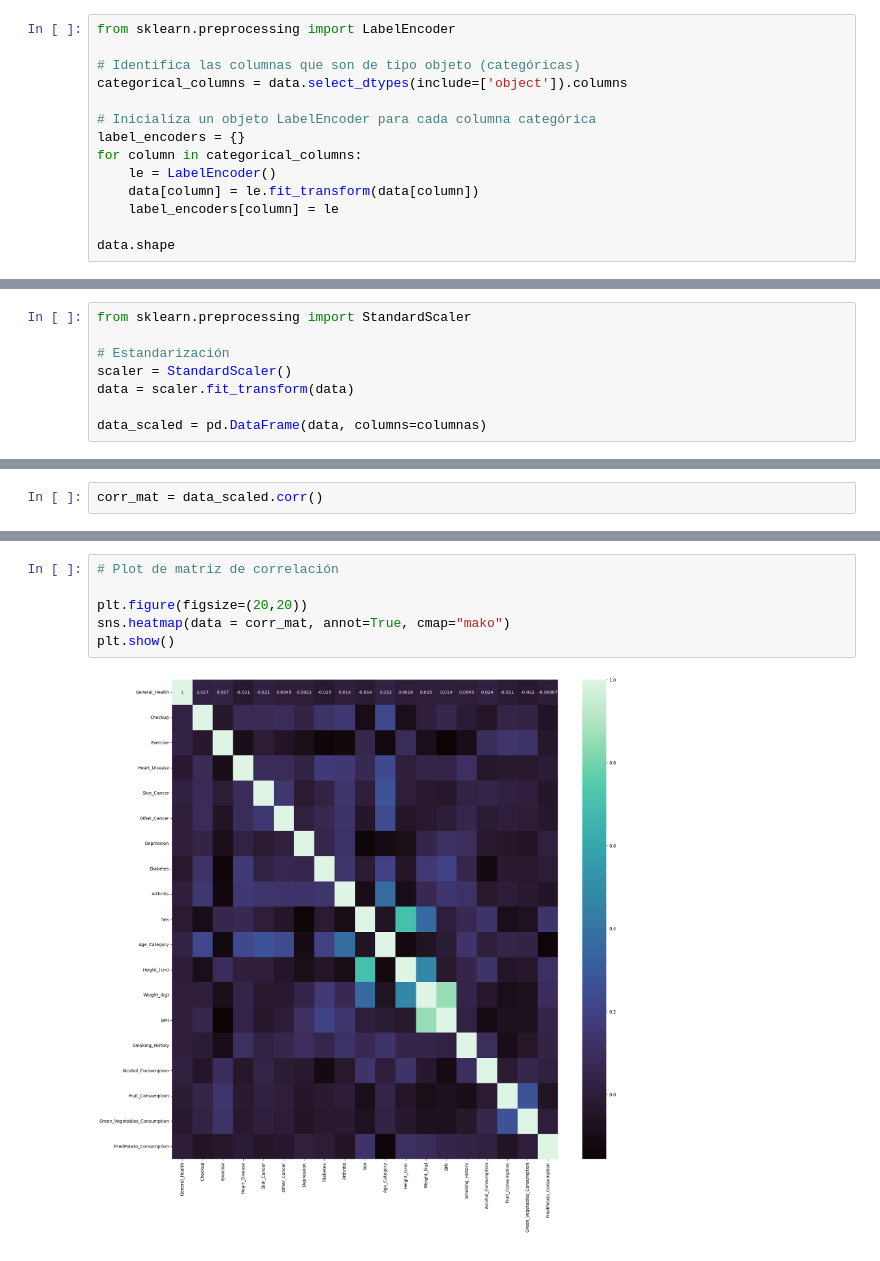
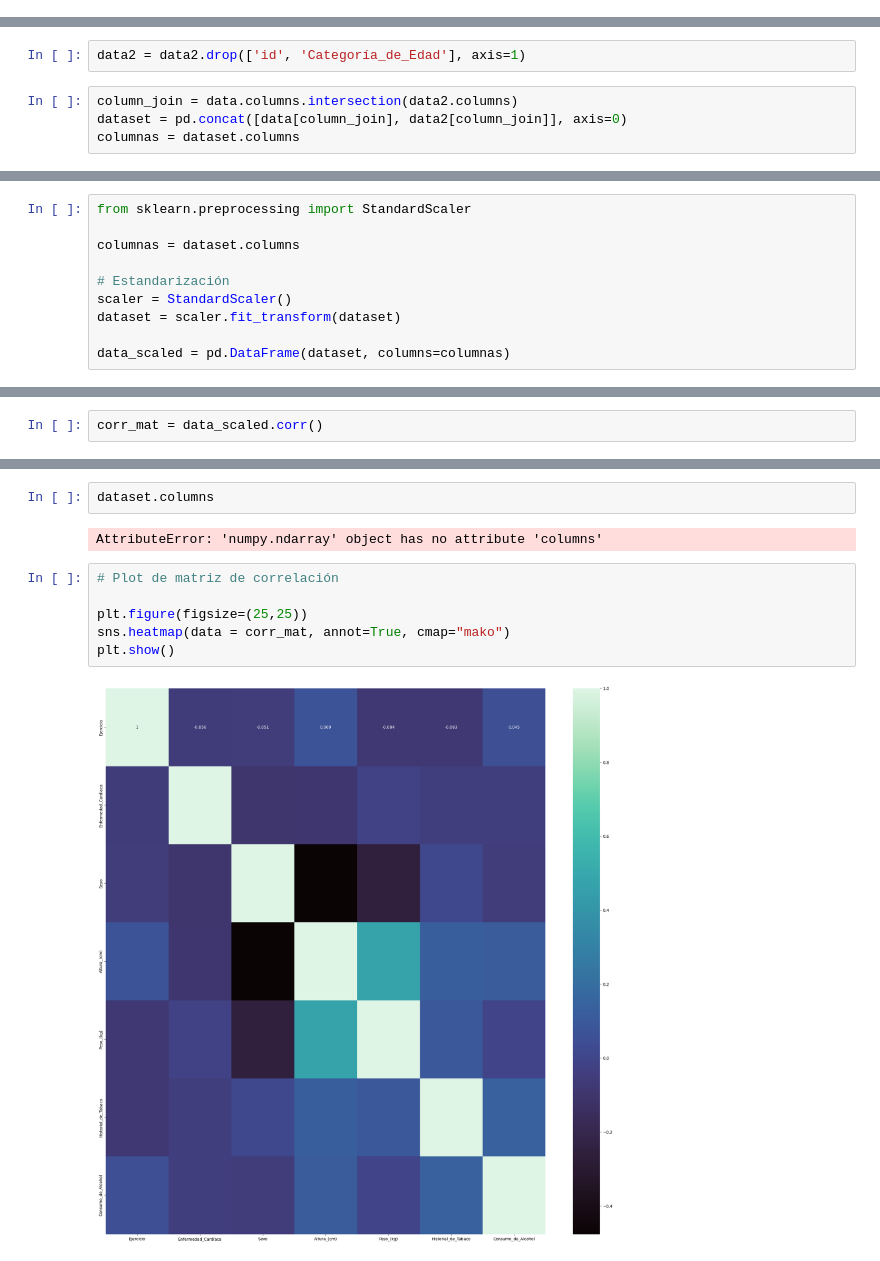
Before and after one commit to Freakscode/Hackaton-2023-PB, a Jupyter notebook: sketch.ipynb, the cells around one changed output, grey strips where cells are left out. Cells and saved outputs as stored; diff of their text form.

Commit message:
Se presenta el código final para obtener un modelo con sklearn

```diff
--- a/sketch.ipynb
+++ b/sketch.ipynb
@@ -97,14 +122,0 @@ data3.head()
-# %%
-from sklearn.preprocessing import LabelEncoder
-
-# Identifica las columnas que son de tipo objeto (categóricas)
-categorical_columns = data.select_dtypes(include=['object']).columns
-
-# Inicializa un objeto LabelEncoder para cada columna categórica
-label_encoders = {}
-for column in categorical_columns:
-    le = LabelEncoder()
-    data[column] = le.fit_transform(data[column])
-    label_encoders[column] = le
-
-data.shape
@@ -112,0 +123,6 @@ data.shape
+# %%
+data2 = data2.drop(['id', 'Categoría_de_Edad'], axis=1)
+# %%
+column_join = data.columns.intersection(data2.columns)
+dataset = pd.concat([data[column_join], data2[column_join]], axis=0)
+columnas = dataset.columns
@@ -113,11 +145,13 @@ data.shape
 # %%
 from sklearn.preprocessing import StandardScaler
 
+columnas = dataset.columns
+
 # Estandarización
 scaler = StandardScaler()
-data = scaler.fit_transform(data)
+dataset = scaler.fit_transform(dataset)
 
-data_scaled = pd.DataFrame(data, columns=columnas)
+data_scaled = pd.DataFrame(dataset, columns=columnas)
 # %%
 data_scaled.head()
 # %% [output]
@@ -154,9 +188,13 @@ data_scaled
+# %%
+dataset.columns
+# %% [output]
+AttributeError: 'numpy.ndarray' object has no attribute 'columns'
 # %%
 # Plot de matriz de correlación
 
-plt.figure(figsize=(20,20))
+plt.figure(figsize=(25,25))
 sns.heatmap(data = corr_mat, annot=True, cmap="mako")
 plt.show()
 # %% [output]
-[figure, old version]
+[figure, new version]
 # %%
```
Also changed, not shown: parts of 28 cells of this notebook, 1 other file.
